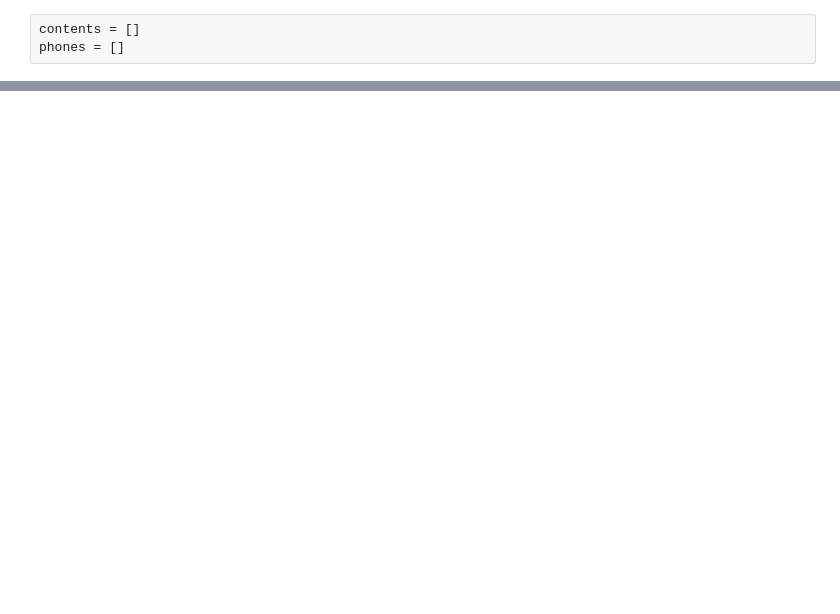
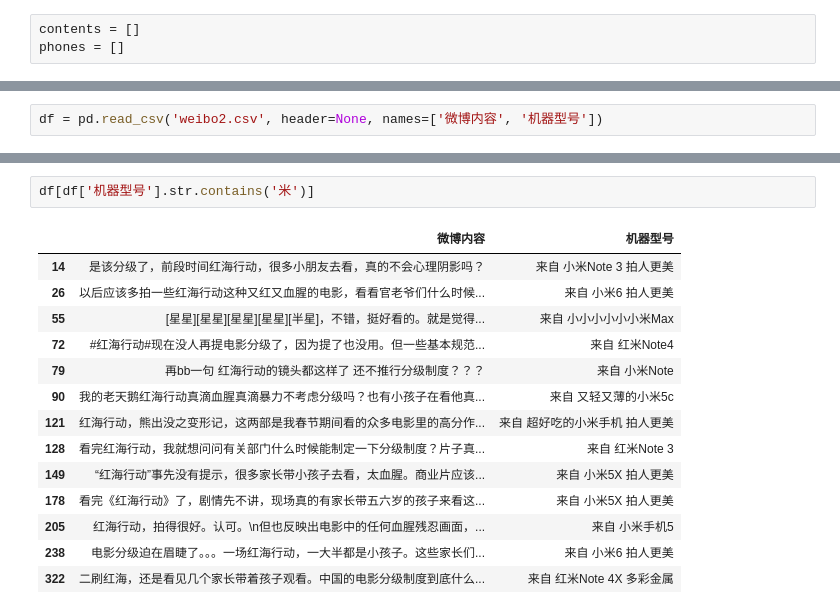
Before and after one commit to mackenziezhang/hkbu-big-data-media, a Jupyter notebook: weibo.ipynb, the cells around one changed output, grey strips where cells are left out. Cells and saved outputs as stored; diff of their text form; blank space fills up the shorter version.

```diff
--- a/weibo.ipynb
+++ b/weibo.ipynb
@@ -139,0 +592,2 @@ get_information(urls)
+# %%
+df = pd.read_csv('weibo2.csv', header=None, names=['微博内容', '机器型号'])
@@ -139,0 +636,17 @@ get_information(urls)
+# %%
+df[df['机器型号'].str.contains('米')]
+# %% [output]
+|  | 微博内容 | 机器型号 |
+| 14 | 是该分级了，前段时间红海行动，很多小朋友去看，真的不会心理阴影吗？ | 来自 小米Note 3 拍人更美 |
+| 26 | 以后应该多拍一些红海行动这种又红又血腥的电影，看看官老爷们什么时候... | 来自 小米6 拍人更美 |
+| 55 | [星星][星星][星星][星星][半星]，不错，挺好看的。就是觉得... | 来自 小小小小小小米Max |
+| 72 | #红海行动#现在没人再提电影分级了，因为提了也没用。但一些基本规范... | 来自 红米Note4 |
+| 79 | 再bb一句 红海行动的镜头都这样了 还不推行分级制度？？？ | 来自 小米Note |
+| 90 | 我的老天鹅红海行动真滴血腥真滴暴力不考虑分级吗？也有小孩子在看他真... | 来自 又轻又薄的小米5c |
+| 121 | 红海行动，熊出没之变形记，这两部是我春节期间看的众多电影里的高分作... | 来自 超好吃的小米手机 拍人更美 |
+| 128 | 看完红海行动，我就想问问有关部门什么时候能制定一下分级制度？片子真... | 来自 红米Note 3 |
+| 149 | “红海行动”事先没有提示，很多家长带小孩子去看，太血腥。商业片应该... | 来自 小米5X 拍人更美 |
+| 178 | 看完《红海行动》了，剧情先不讲，现场真的有家长带五六岁的孩子来看这... | 来自 小米5X 拍人更美 |
+| 205 | 红海行动，拍得很好。认可。\n但也反映出电影中的任何血腥残忍画面，... | 来自 小米手机5 |
+| 238 | 电影分级迫在眉睫了。。。一场红海行动，一大半都是小孩子。这些家长们... | 来自 小米6 拍人更美 |
+| 322 | 二刷红海，还是看见几个家长带着孩子观看。中国的电影分级制度到底什么... | 来自 红米Note 4X 多彩金属 |
```
Also changed, not shown: parts of 129 cells of this notebook.
